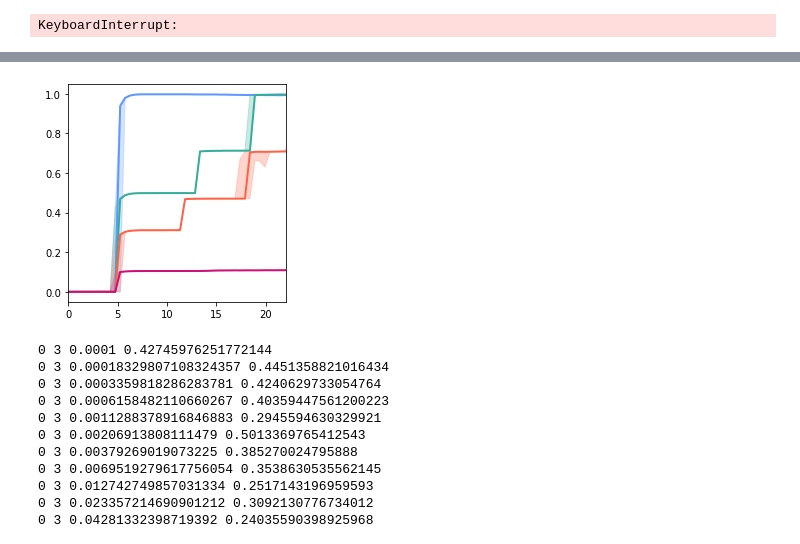
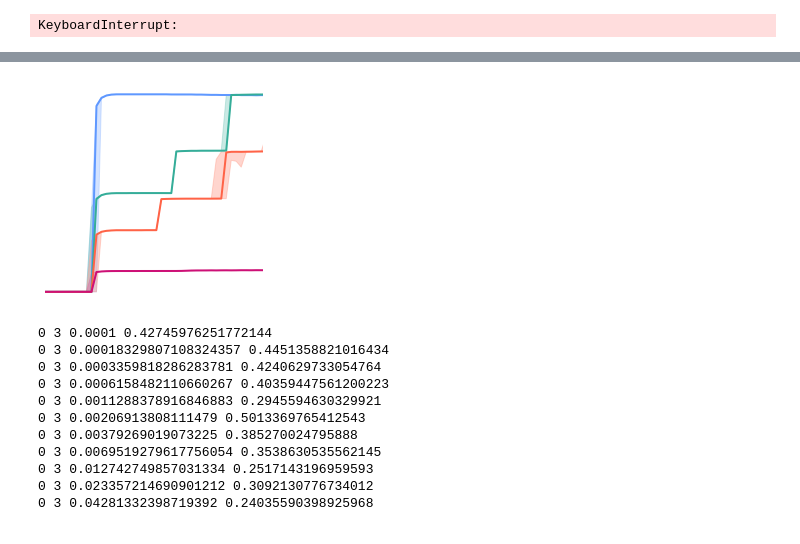
Before and after one commit to williamgilpin/shrec, a Jupyter notebook: shared_discrete.ipynb, the cells around one changed output, grey strips where cells are left out. Saved outputs shown, nothing was run; the diff lists cells and outputs as text; code cells hidden in the pictures.

```diff
--- a/shared_discrete.ipynb
+++ b/shared_discrete.ipynb
@@ -390,5 +373,6 @@ plt.plot(tt[:80][40:60][:, -1])
 # %%
 import pandas as pd
+import degas as dg
 
 tt = np.loadtxt("noise_sweep_vs_period.txt")
 all_data = pd.DataFrame(tt, columns=["replicate", "doubling", "noise", "score"])
@@ -422,8 +406,8 @@ double_vals = np.unique(ww["doublings"])
 
 
 noise_amps = ww[ww["doublings"] == double_vals[0]]["noise"]
-x_scale = np.mean(np.sqrt(np.mean(vals_response**2, axis=0)))
-snr_db = 10 * np.log10(x_scale / noise_amps)
+
+
 
 
 
@@ -441,34 +425,37 @@ dg.plot_err(
 dg.plot_err(
     ww[ww["doublings"] == double_vals[1]]["score"],
     # ww[ww["num_samples"] == 3]["error"],
     np.array([ww[ww["doublings"] == double_vals[1]]["error_lo"], ww[ww["doublings"] == double_vals[1]]["error_hi"]]).T,
     x=snr_db,
     color=dg.turquoise,
     linewidth=2,
 )
 
 dg.plot_err(
     ww[ww["doublings"] == double_vals[2]]["score"],
     # ww[ww["num_samples"] == 3]["error"],
     np.array([ww[ww["doublings"] == double_vals[2]]["error_lo"], ww[ww["doublings"] == double_vals[2]]["error_hi"]]).T,
     x=snr_db,
     color=dg.red,
     linewidth=2,
 )
 
 dg.plot_err(
     ww[ww["doublings"] == double_vals[3]]["score"],
     # ww[ww["num_samples"] == 3]["error"],
     np.array([ww[ww["doublings"] == double_vals[3]]["error_lo"], ww[ww["doublings"] == double_vals[3]]["error_hi"]]).T,
     x=snr_db,
     color=dg.magenta,
     linewidth=2,
 )
 
 plt.xlim([0, 22])
 dg.fixed_aspect_ratio(1)
+
+dg.vanish_axes()
+# dg.better_savefig('./private_writing/fig_resources/snr_scaling.pdf')
 # %% [output]
-[figure, old version]
+[figure, new version]
 # %%
 # ## Sweeps noise at several values of N
 
```
Also changed, not shown: parts of 14 cells of this notebook, 10 other files.
